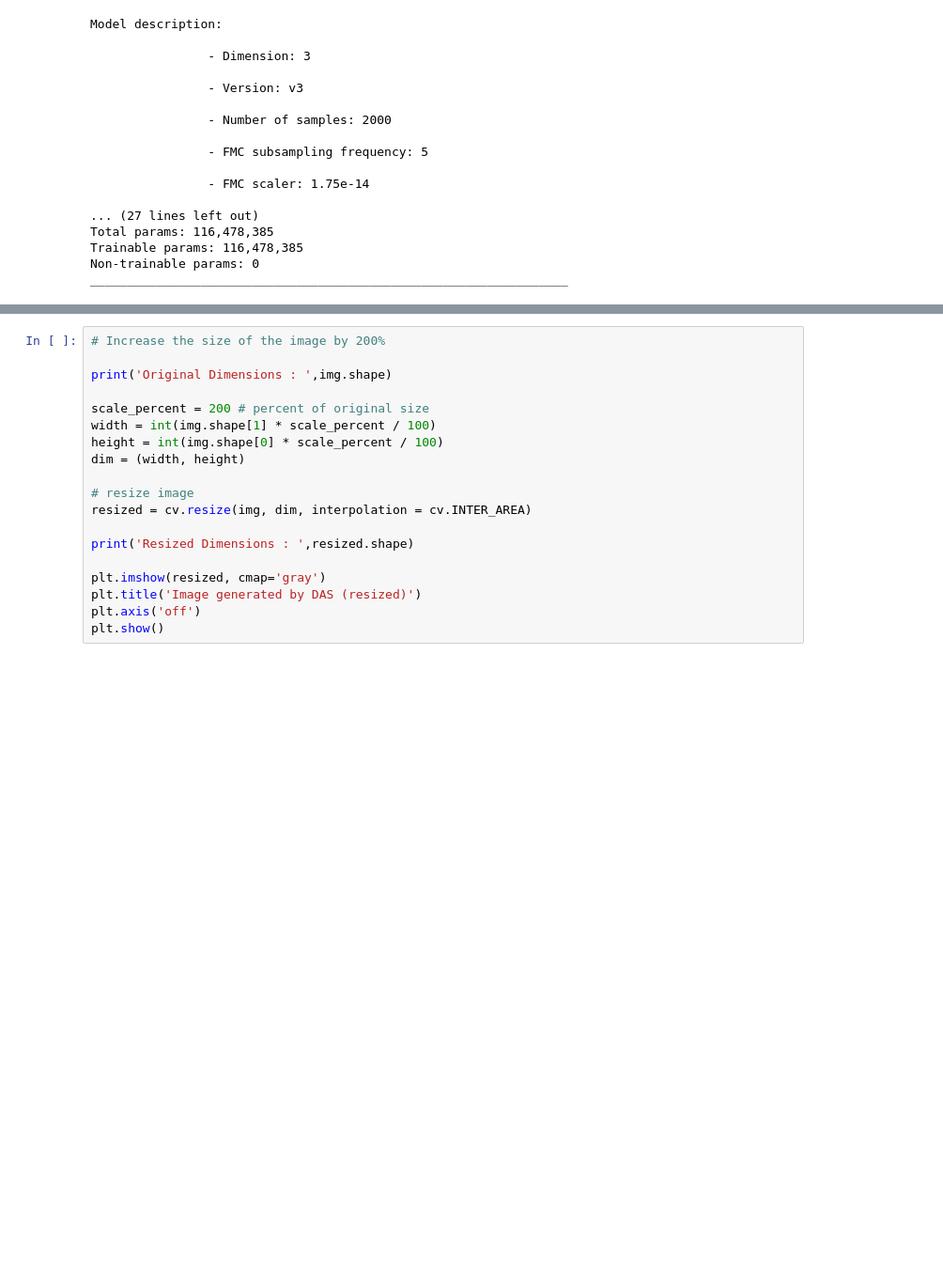
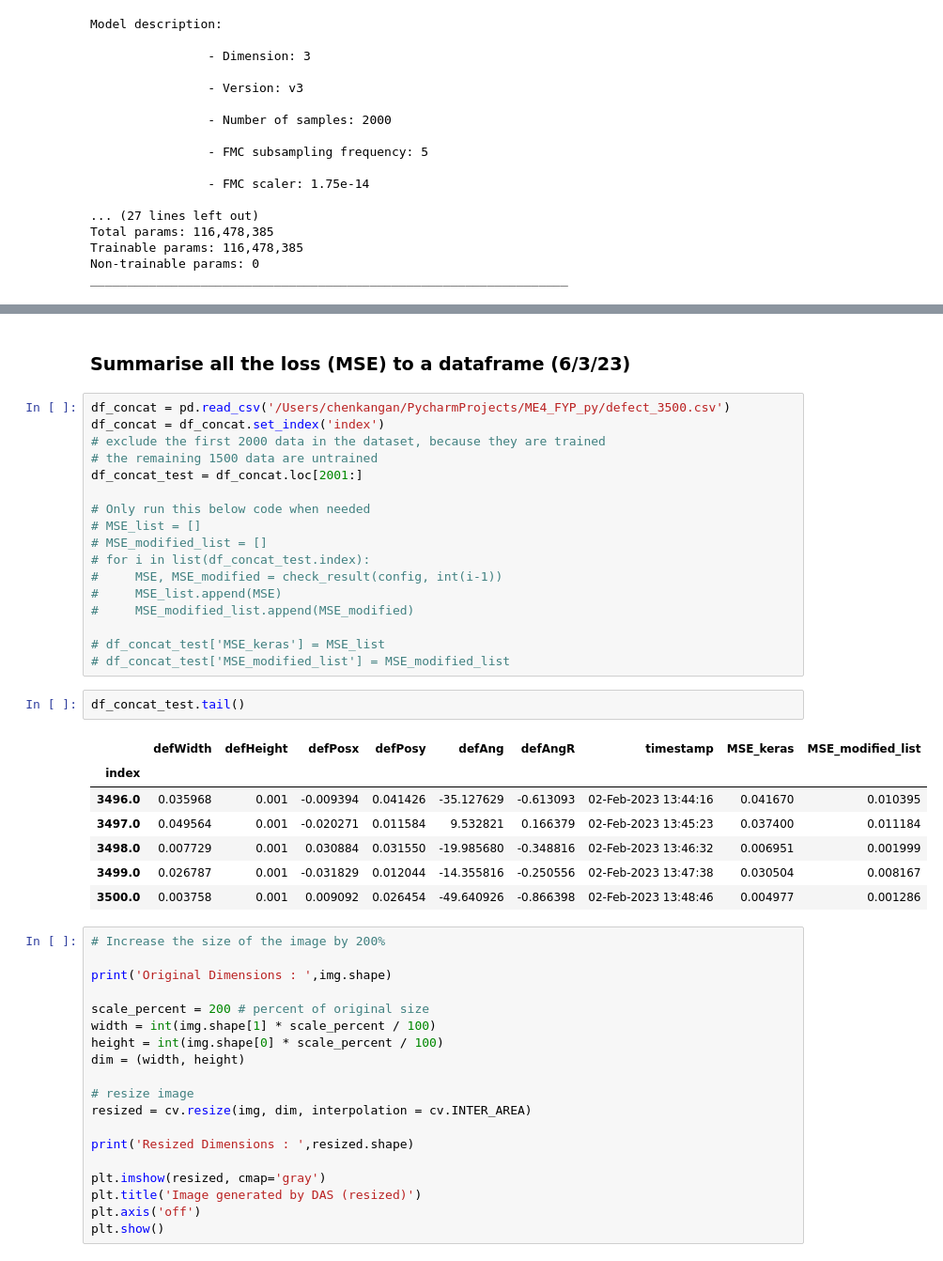
Before and after one commit to MC-Kangan/FYP_Ultrasound_Imaging_ML, a Jupyter notebook: Model_tester.ipynb, the cells around one changed output, grey strips where cells are left out. Shown: that part at 94% size. Cells and saved outputs as stored; diff of their text form; blank space fills up the shorter version.

```diff
--- a/Model_tester.ipynb
+++ b/Model_tester.ipynb
@@ -135,3 +209,32 @@ IndexError: index 1503 is out of bounds for axis 0 with size 100
+# %% [markdown]
+### Summarise all the loss (MSE) to a dataframe (6/3/23)
+# %%
+df_concat = pd.read_csv('/Users/chenkangan/PycharmProjects/ME4_FYP_py/defect_3500.csv')
+df_concat = df_concat.set_index('index')
+# exclude the first 2000 data in the dataset, because they are trained
+# the remaining 1500 data are untrained
+df_concat_test = df_concat.loc[2001:]
+
+# Only run this below code when needed
+# MSE_list = []
+# MSE_modified_list = []
+# for i in list(df_concat_test.index):
+#     MSE, MSE_modified = check_result(config, int(i-1))
+#     MSE_list.append(MSE)
+#     MSE_modified_list.append(MSE_modified)
+
+# df_concat_test['MSE_keras'] = MSE_list
+# df_concat_test['MSE_modified_list'] = MSE_modified_list
+# %%
+df_concat_test.tail()
+# %% [output]
+|  | defWidth | defHeight | defPosx | defPosy | defAng | defAngR | timestamp | MSE_keras | MSE_modified_list |
+| index |  |  |  |  |  |  |  |  |  |
+| 3496.0 | 0.035968 | 0.001 | -0.009394 | 0.041426 | -35.127629 | -0.613093 | 02-Feb-2023 13:44:16 | 0.041670 | 0.010395 |
+| 3497.0 | 0.049564 | 0.001 | -0.020271 | 0.011584 | 9.532821 | 0.166379 | 02-Feb-2023 13:45:23 | 0.037400 | 0.011184 |
+| 3498.0 | 0.007729 | 0.001 | 0.030884 | 0.031550 | -19.985680 | -0.348816 | 02-Feb-2023 13:46:32 | 0.006951 | 0.001999 |
+| 3499.0 | 0.026787 | 0.001 | -0.031829 | 0.012044 | -14.355816 | -0.250556 | 02-Feb-2023 13:47:38 | 0.030504 | 0.008167 |
+| 3500.0 | 0.003758 | 0.001 | 0.009092 | 0.026454 | -49.640926 | -0.866398 | 02-Feb-2023 13:48:46 | 0.004977 | 0.001286 |
 # %%
 # Increase the size of the image by 200%
 
```
Also changed, not shown: parts of 24 cells of this notebook, 2 other files.
